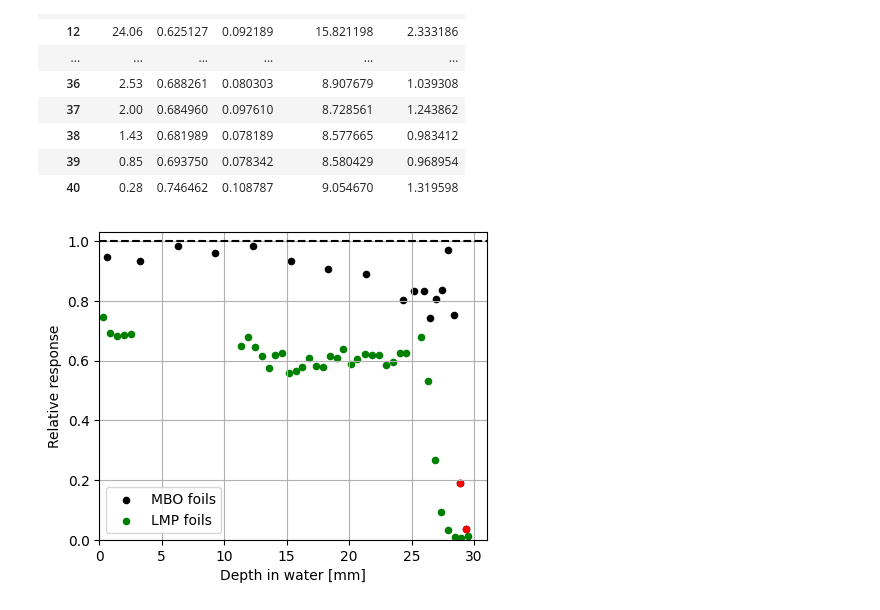
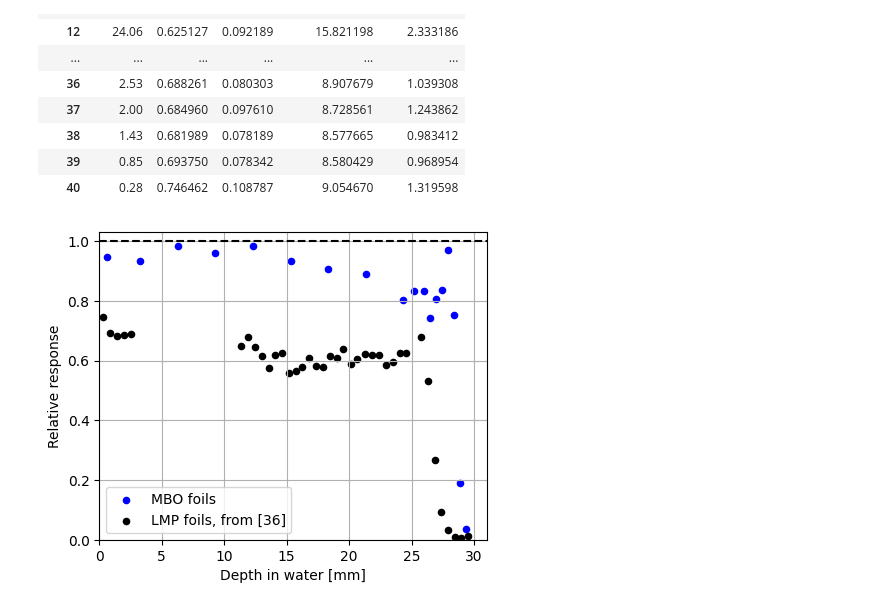
Before and after one commit to grzanka/osl_mb_foils, a Jupyter notebook: notebooks/pub_materials_2024/0.2-lg-mb-foils-efficiency.ipynb, the cells around one changed output. Cells and saved outputs as stored; diff of their text form; code cells hidden in the pictures.

```diff
--- a/notebooks/pub_materials_2024/0.2-lg-mb-foils-efficiency.ipynb
+++ b/notebooks/pub_materials_2024/0.2-lg-mb-foils-efficiency.ipynb
@@ -301,28 +303,20 @@ df
 # %%
 df_with_pos['efficiency'] = df_with_pos['dose_Co60_Gy'] / df_with_pos['dose_interp']
 df_with_pos['efficiency_eff'] = df_with_pos['dose_Co60_Gy'] / df_with_pos['dose_interp'] * df_with_pos['std_signal'] / df_with_pos['mean_signal']
 fig, ax = plt.subplots(figsize=(5, 4))
-df_with_pos.plot(x='pos_center_mm', y='efficiency', kind='scatter', color='black', grid=True, ax=ax, marker='o', label='MBO foils')
+df_with_pos.plot(x='pos_center_mm', y='efficiency', kind='scatter', color='blue', grid=True, ax=ax, marker='o', label='MBO foils')
 
-df.plot(x='pos_mm', y='eff', kind='scatter', color='green', grid=True, ax=ax, marker='o', label='LMP foils')
-
-#ax.errorbar(df_with_pos['pos_center_mm'], df_with_pos['efficiency'], xerr=xerror, yerr=df_with_pos['efficiency_eff'], fmt='.', color='black')
-
-# plot red circles around last two points
-#ax.errorbar(df_with_pos['pos_center_mm'].iloc[-2:], df_with_pos['efficiency'].iloc[-2:], xerr=xerror, yerr=df_with_pos['efficiency_eff'].iloc[-2:], fmt='o', color='red')
-
-# plot last two points as large red circles without error bars
-ax.scatter(df_with_pos['pos_center_mm'].iloc[-2:], df_with_pos['efficiency'].iloc[-2:], color='red', s=20, label='_nolabel')
+df.plot(x='pos_mm', y='eff', kind='scatter', color='black', grid=True, ax=ax, marker='o', label='LMP foils, from [36]')
 
 ax.axhline(1, color='black', linestyle='--')
 ax.set_xlim(0, None)
 ax.set_ylim(0, None)
 #ax.set_xlim(28, None)
 
 ax.set_xlabel("Depth in water [mm]")
 ax.set_ylabel("Relative response")
 ax.legend()
 
 fig.savefig(plots_path / "efficiency_vs_lmp.svg")
 # %% [output]
-[figure, old version]
+[figure, new version]
```
Also changed, not shown: parts of 2 cells of this notebook.
